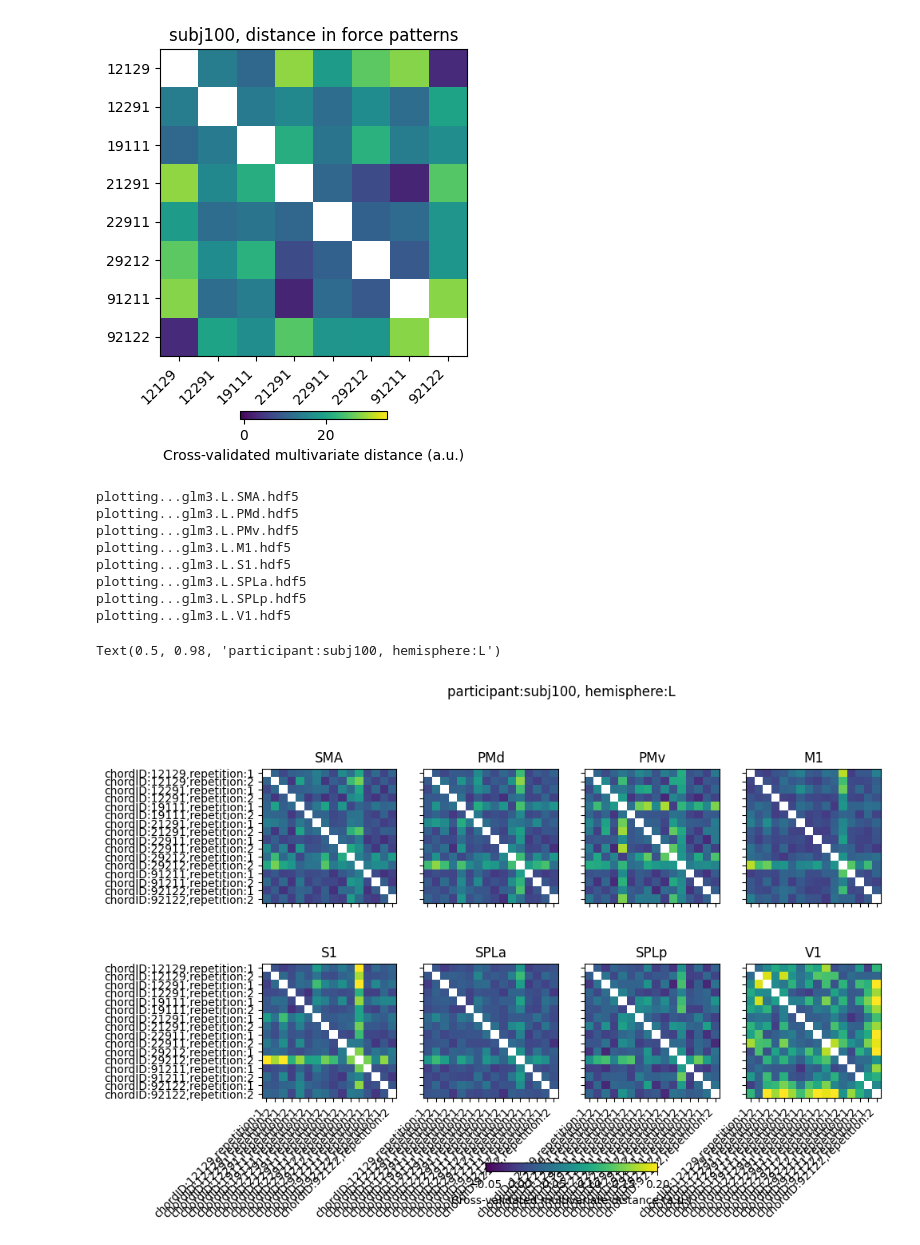
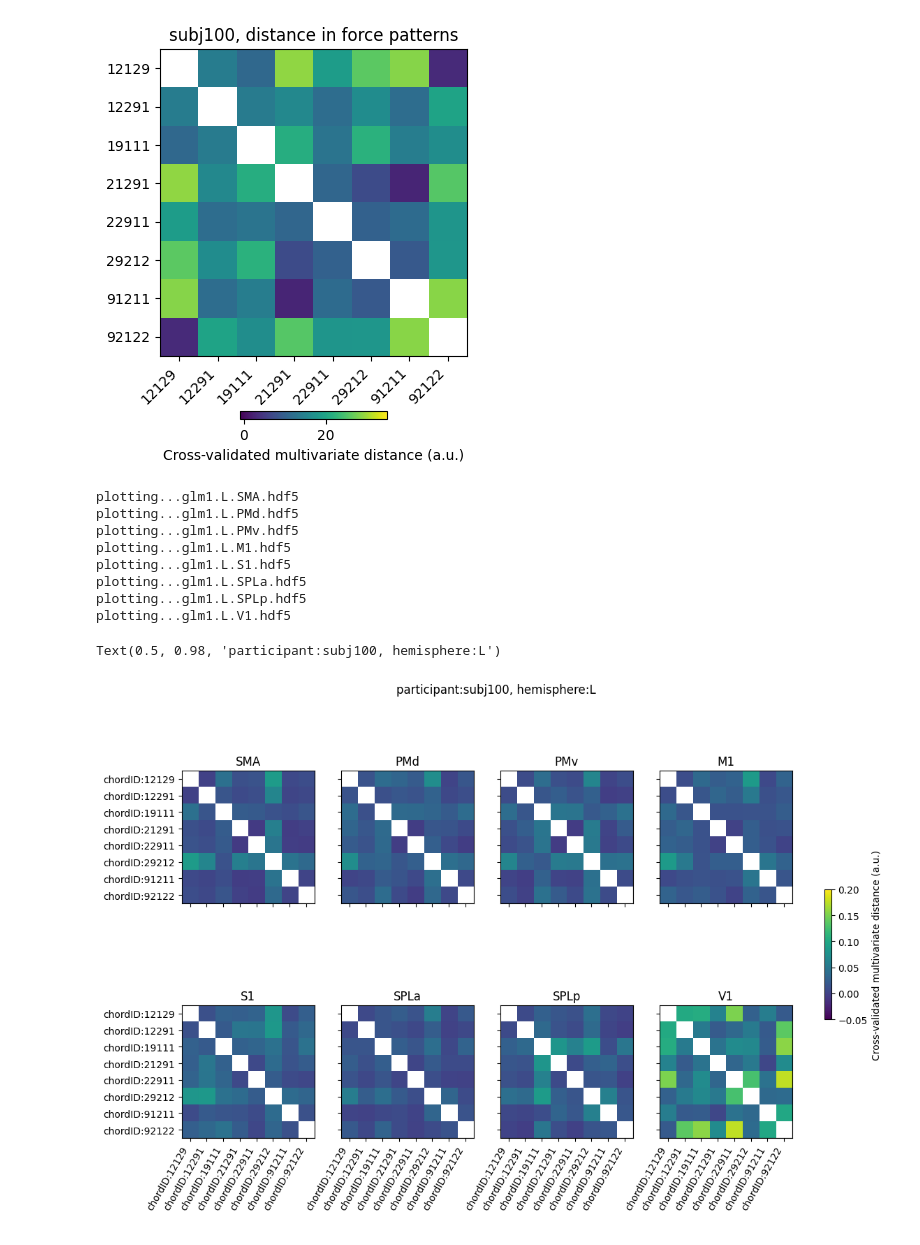
Before and after one commit to mnlmrc/extension-flexion-chords, a Jupyter notebook: efc4/notebooks/main.ipynb, the cells around one changed output. Saved outputs shown, nothing was run; the diff lists cells and outputs as text; code cells hidden in the pictures.

```diff
--- a/efc4/notebooks/main.ipynb
+++ b/efc4/notebooks/main.ipynb
@@ -48,46 +48,48 @@ cbar.set_label('Cross-validated multivariate distance (a.u.)')
 # %%
 roi = ['SMA', 'PMd', 'PMv', 'M1', 'S1', 'SPLa', 'SPLp', 'V1']
 
 experiment = 'efc4'
 
 Hem = 'L'
 r = 0
-glm = 3
+glm = 1
 vmin, vmax = -.05, .2
 participant_id='subj100'
-fig, axs = plt.subplots(nrows=2, ncols=4, sharex=True, sharey=True, figsize=(10, 7))
+fig, axs = plt.subplots(nrows=2, ncols=4, sharex=True, sharey=True, figsize=(12, 8))
 for i in range(axs.shape[0]):
     for j in range(axs.shape[1]):
         print(f'plotting...glm{glm}.{Hem}.{roi[r]}.hdf5')
         rdms = rsa.rdm.load_rdm(os.path.join(gl.baseDir, experiment, gl.rdmDir, 'day1',participant_id,f'glm{glm}.{Hem}.{roi[r]}.hdf5'))
 
         cax = rsa.vis.show_rdm_panel(
                 rdms, axs[i, j], rdm_descriptor='roi', cmap='viridis', vmin=vmin, vmax=vmax
             )
         axs[i, j].set_xticks(np.arange(len(rdms.pattern_descriptors['conds'])))
-        axs[i, j].set_xticklabels(rdms.pattern_descriptors['conds'], rotation=45, ha='right')
+        axs[i, j].set_xticklabels(rdms.pattern_descriptors['conds'], rotation=60, ha='right')
         axs[i, j].set_yticks(axs[i, j].get_xticks())
         axs[i, j].set_yticklabels(rdms.pattern_descriptors['conds'])
         axs[i, j].set_title(roi[r])
+        axs[i, j].axvline(7.5, color='k', lw=.8)
+        axs[i, j].axhline(7.5, color='k', lw=.8)
 
         # axs[i, j].axhline(0, color='k', ls='-', lw=.8)
         # axs[i, j].axvline(0, color='k', ls='-', lw=.8)
         r += 1
 
-cbar = fig.colorbar(cax, ax=axs, orientation='horizontal', fraction=.02)
+cbar = fig.colorbar(cax, ax=axs, orientation='vertical', fraction=.01)
 cbar.set_label('Cross-validated multivariate distance (a.u.)')
 fig.suptitle(f'participant:{participant_id}, hemisphere:{Hem}')
 # %% [output]
-plotting...glm3.L.SMA.hdf5
-plotting...glm3.L.PMd.hdf5
-plotting...glm3.L.PMv.hdf5
-plotting...glm3.L.M1.hdf5
-plotting...glm3.L.S1.hdf5
-plotting...glm3.L.SPLa.hdf5
-plotting...glm3.L.SPLp.hdf5
-plotting...glm3.L.V1.hdf5
+plotting...glm1.L.SMA.hdf5
+plotting...glm1.L.PMd.hdf5
+plotting...glm1.L.PMv.hdf5
+plotting...glm1.L.M1.hdf5
+plotting...glm1.L.S1.hdf5
+plotting...glm1.L.SPLa.hdf5
+plotting...glm1.L.SPLp.hdf5
+plotting...glm1.L.V1.hdf5
 Text(0.5, 0.98, 'participant:subj100, hemisphere:L')
-[figure, old version]
+[figure, new version]
 # %%
 rois = ['SMA', 'PMd', 'PMv', 'M1', 'S1', 'SPLa', 'SPLp', 'V1']
 
```
Also changed, not shown: parts of 2 cells of this notebook, 1 other file.
